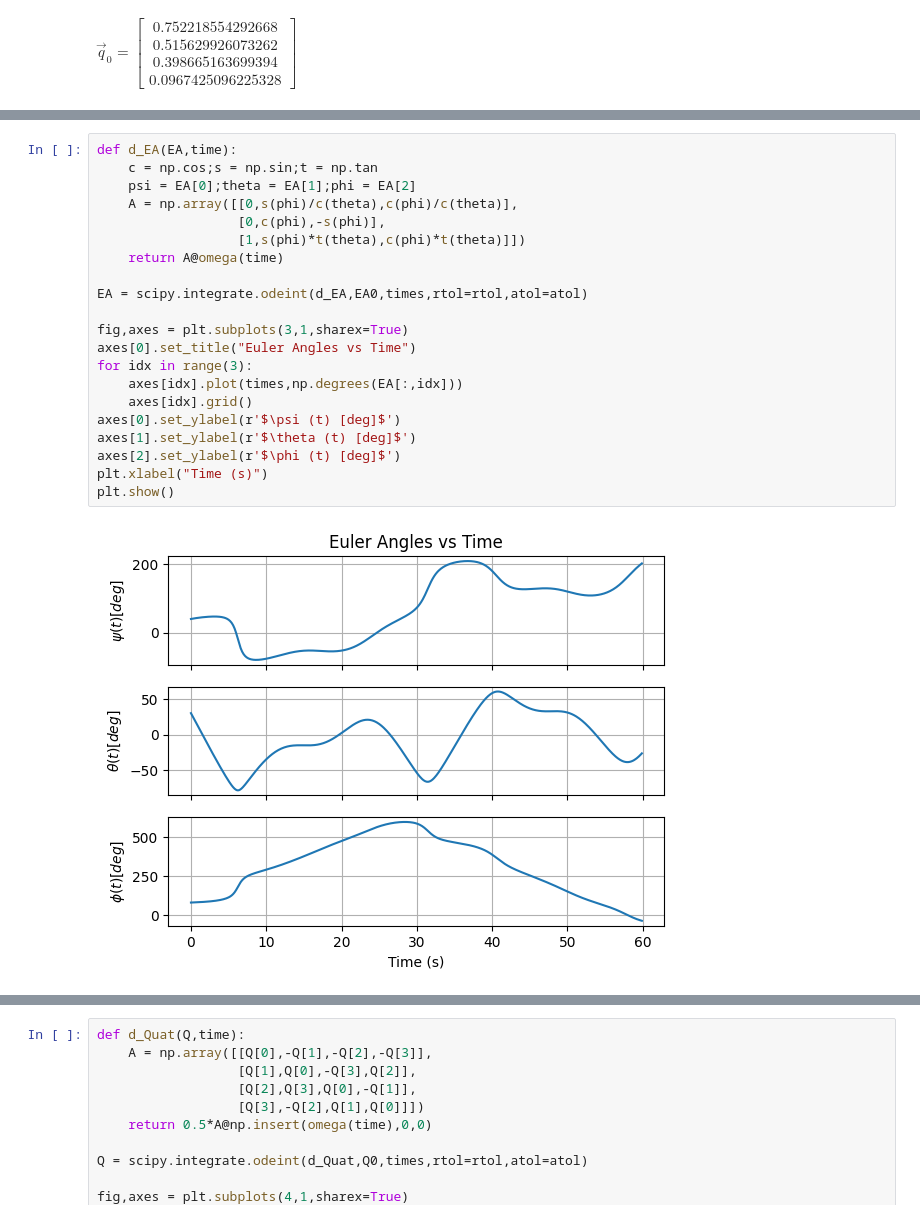
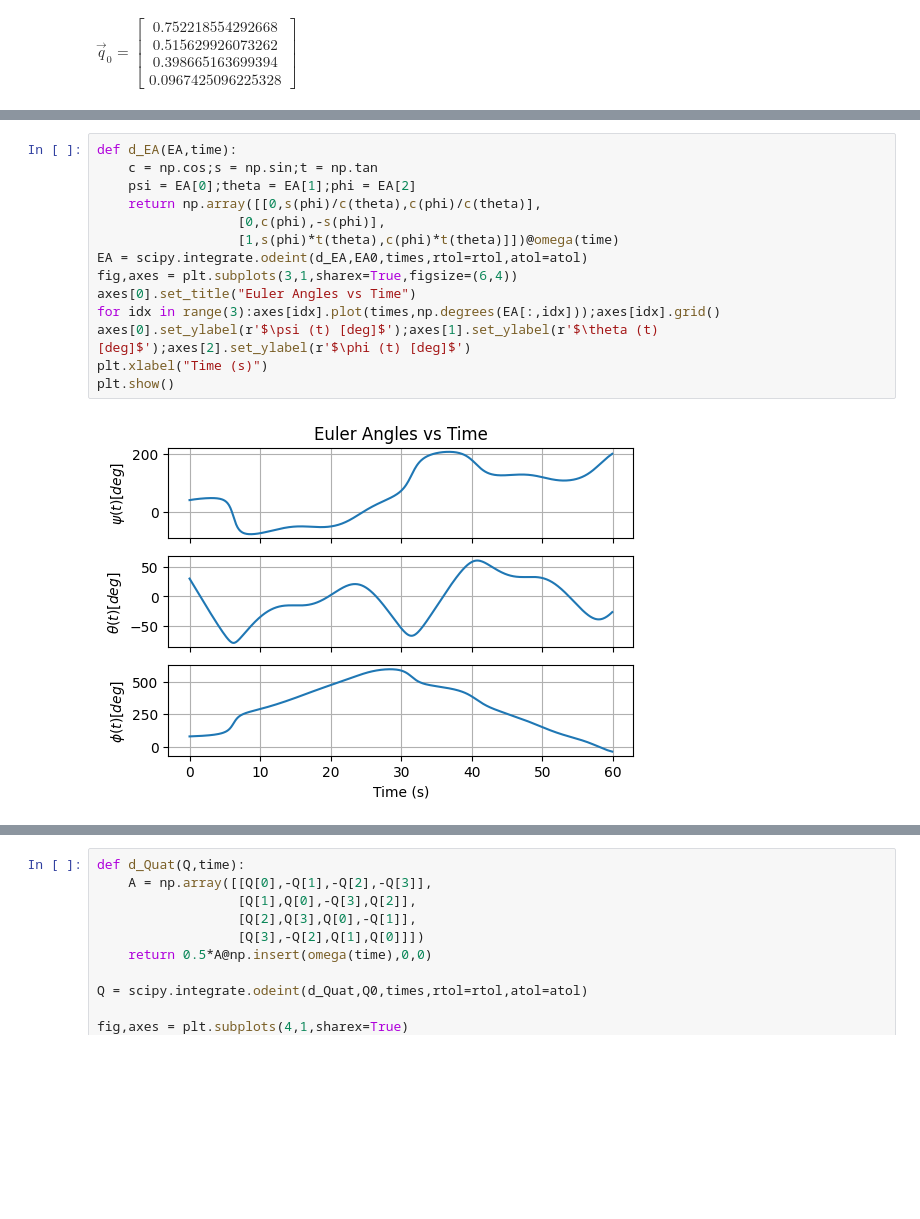
Before and after one commit to jjermstad24/Fall_2024_Classes, a Jupyter notebook: AERO_424/Homework_1.ipynb, the cells around one changed output, grey strips where cells are left out. Saved outputs shown, nothing was run; the diff lists cells and outputs as text; blank space fills up the shorter version.

```diff
--- a/AERO_424/Homework_1.ipynb
+++ b/AERO_424/Homework_1.ipynb
@@ -417,26 +435,19 @@ $$
 # %%
 def d_EA(EA,time):
     c = np.cos;s = np.sin;t = np.tan
     psi = EA[0];theta = EA[1];phi = EA[2]
-    A = np.array([[0,s(phi)/c(theta),c(phi)/c(theta)],
+    return np.array([[0,s(phi)/c(theta),c(phi)/c(theta)],
                   [0,c(phi),-s(phi)],
-                  [1,s(phi)*t(theta),c(phi)*t(theta)]])
-    return A@omega(time)
-
+                  [1,s(phi)*t(theta),c(phi)*t(theta)]])@omega(time)
 EA = scipy.integrate.odeint(d_EA,EA0,times,rtol=rtol,atol=atol)
-
-fig,axes = plt.subplots(3,1,sharex=True)
+fig,axes = plt.subplots(3,1,sharex=True,figsize=(6,4))
 axes[0].set_title("Euler Angles vs Time")
-for idx in range(3):
-    axes[idx].plot(times,np.degrees(EA[:,idx]))
-    axes[idx].grid()
-axes[0].set_ylabel(r'$\psi (t) [deg]$')
-axes[1].set_ylabel(r'$\theta (t) [deg]$')
-axes[2].set_ylabel(r'$\phi (t) [deg]$')
+for idx in range(3):axes[idx].plot(times,np.degrees(EA[:,idx]));axes[idx].grid()
+axes[0].set_ylabel(r'$\psi (t) [deg]$');axes[1].set_ylabel(r'$\theta (t) [deg]$');axes[2].set_ylabel(r'$\phi (t) [deg]$')
 plt.xlabel("Time (s)")
 plt.show()
 # %% [output]
-[figure, old version]
+[figure, new version]
 # %% [markdown]
 ##### 2. Write the KDE for the Quaternion.
 
```
Also changed, not shown: parts of 17 cells of this notebook.
